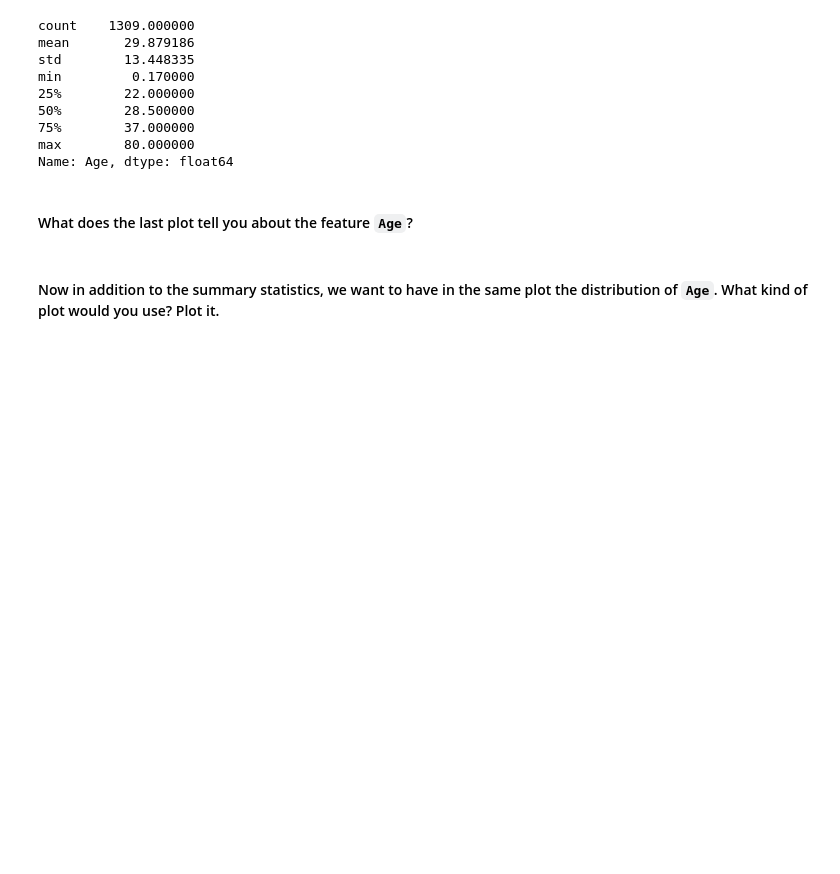
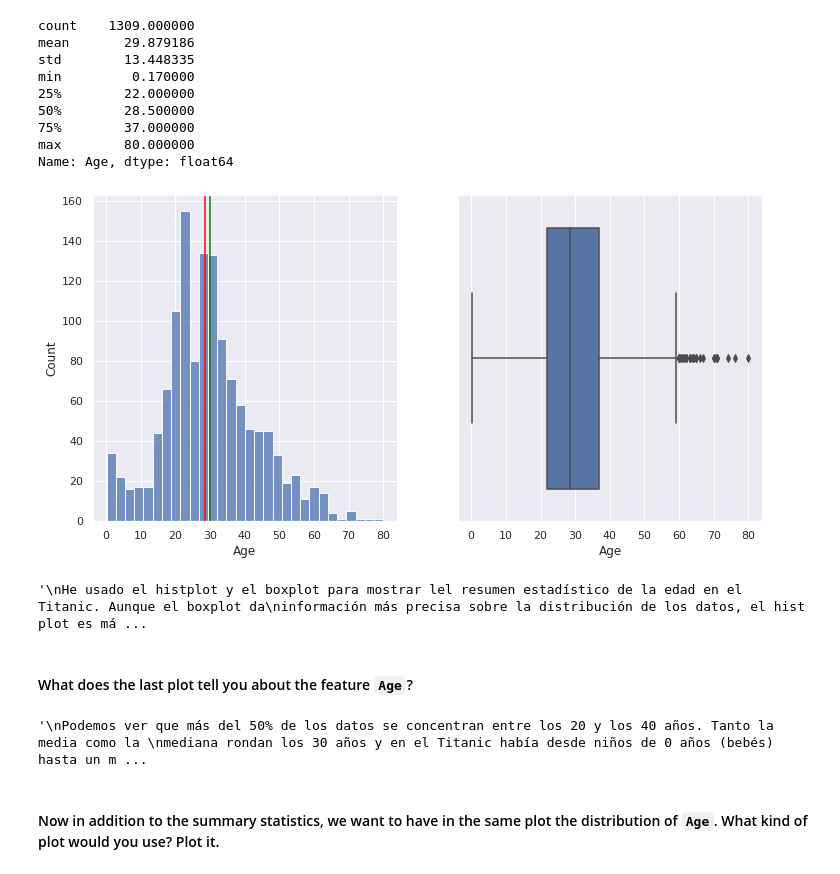
Before and after one commit to Ironhack-Data-Madrid-Enero-2022/lab-matplotlib-seaborn, a Jupyter notebook: your-code/main.ipynb, the cells around one changed output. Cells and saved outputs as stored; diff of their text form; code cells hidden in the pictures; blank space fills up the shorter version.

```diff
--- a/your-code/main.ipynb
+++ b/your-code/main.ipynb
@@ -209,0 +206,15 @@ your comments here
+# %%
+figura, eje = plt.subplots(nrows=1, ncols=2)
+titanic_age_hist = sns.histplot(x=titanic.Age, ax = eje[0])
+titanic_age_hist.axvline(x=titanic.Age.median(), c="red")
+titanic_age_hist.axvline(x=titanic.Age.mean(), c="green");
+titanic_age_boxplt = sns.boxplot(x="Age", data=titanic, ax = eje[1]);
+# %% [output]
+[figure, added]
+# %%
+"""
+He usado el histplot y el boxplot para mostrar lel resumen estadístico de la edad en el Titanic. Aunque el boxplot da
+información más precisa sobre la distribución de los datos, el hist plot es más visual y facíl de explicar
+"""
+# %% [output]
+'\nHe usado el histplot y el boxplot para mostrar lel resumen estadístico de la edad en el Titanic. Aunque el boxplot da\ninformación más precisa sobre la distribución de los datos, el hist plot es má ...
@@ -216,2 +226,10 @@ your comments here
+# %%
+"""
+Podemos ver que más del 50% de los datos se concentran entre los 20 y los 40 años. Tanto la media como la
+mediana rondan los 30 años y en el Titanic había desde niños de 0 años (bebés) hasta un máximo de 80 años,
+aunque desde los 60 años se consideran outlayers, ya que eran pocos los pasajeros con esas edades.
+"""
+# %% [output]
+'\nPodemos ver que más del 50% de los datos se concentran entre los 20 y los 40 años. Tanto la media como la \nmediana rondan los 30 años y en el Titanic había desde niños de 0 años (bebés) hasta un m ...
 # %% [markdown]
 #### Now in addition to the summary statistics, we want to have in the same plot the distribution of `Age`. What kind of plot would you use? Plot it.
```
Also changed, not shown: parts of 27 cells of this notebook, 10 other files.
